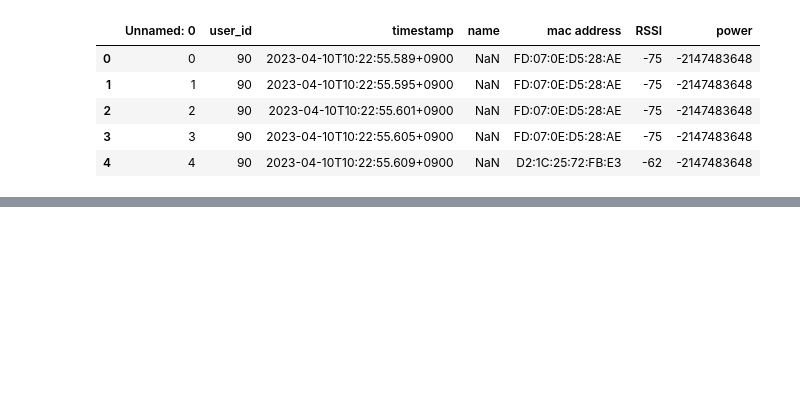
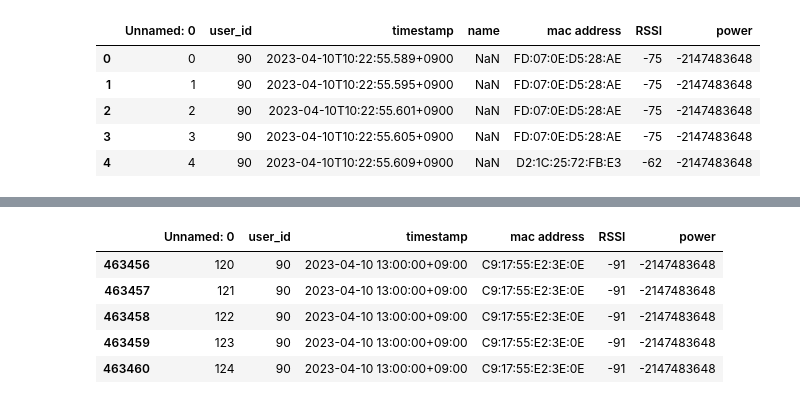
Before and after one commit to minhtrietcancode/abc-challenge-2026-location-classification, a Jupyter notebook: src/ble_data_cleaning.ipynb, the cells around one changed output, grey strips where cells are left out. Cells and saved outputs as stored; diff of their text form; code cells hidden in the pictures; blank space fills up the shorter version.

```diff
--- a/src/ble_data_cleaning.ipynb
+++ b/src/ble_data_cleaning.ipynb
@@ -12,0 +78,18 @@ df.head()
+# %%
+# Just keep the records from Day 1, 1PM onwards to day 4,
+# until 5:30PM, do this as the provided tutorial notebook tell
+# us to do - we have no documentation
+start = pd.to_datetime('2023-04-10T13:00:00.000+0900',format='%Y-%m-%dT%H:%M:%S.%f%z') # Day 1, 1 PM onwards
+finish = pd.to_datetime('2023-04-13T17:29:59.999+0900',format='%Y-%m-%dT%H:%M:%S.%f%z') # Day 4, until 5:30 PM
+
+# now filter to just keep the records in that time range
+df = df[(df["timestamp"] >=start) & (df["timestamp"] <= finish)]
+del df['name'] # remove the column "name" of the df
+df.head()
+# %% [output]
+|  | Unnamed: 0 | user_id | timestamp | mac address | RSSI | power |
+| 463456 | 120 | 90 | 2023-04-10 13:00:00+09:00 | C9:17:55:E2:3E:0E | -91 | -2147483648 |
+| 463457 | 121 | 90 | 2023-04-10 13:00:00+09:00 | C9:17:55:E2:3E:0E | -91 | -2147483648 |
+| 463458 | 122 | 90 | 2023-04-10 13:00:00+09:00 | C9:17:55:E2:3E:0E | -91 | -2147483648 |
+| 463459 | 123 | 90 | 2023-04-10 13:00:00+09:00 | C9:17:55:E2:3E:0E | -91 | -2147483648 |
+| 463460 | 124 | 90 | 2023-04-10 13:00:00+09:00 | C9:17:55:E2:3E:0E | -91 | -2147483648 |
```
Also changed, not shown: parts of 18 cells of this notebook.
